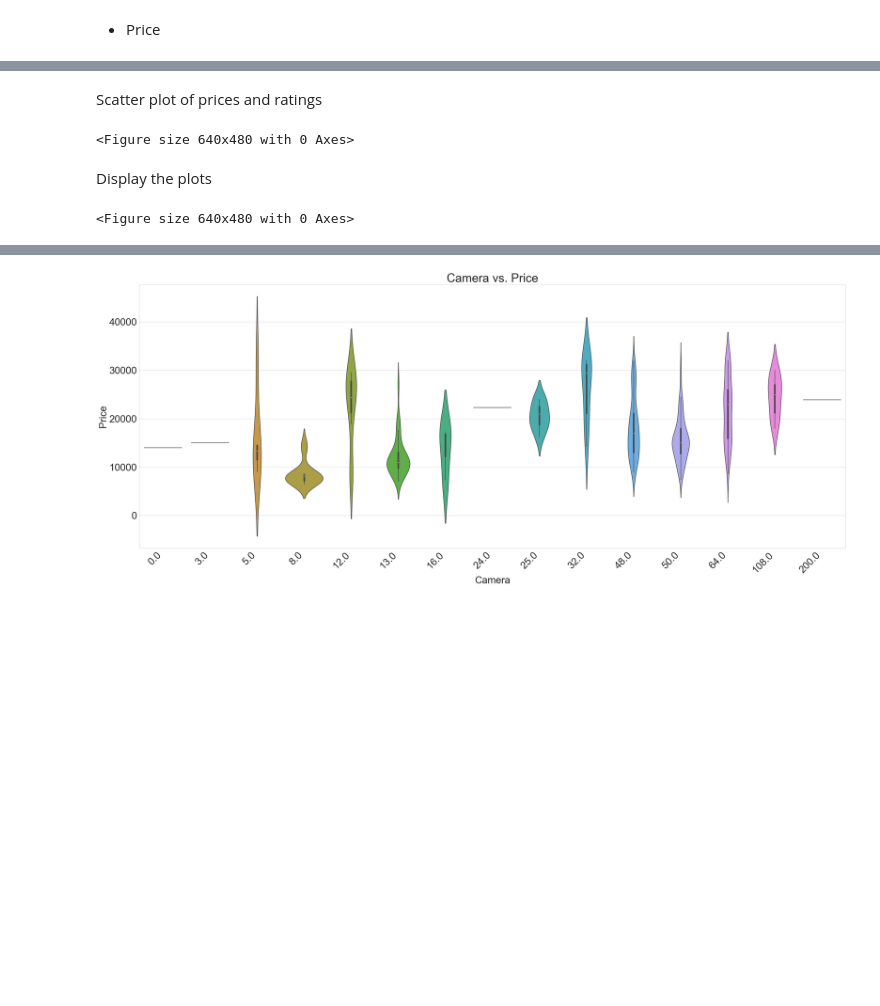
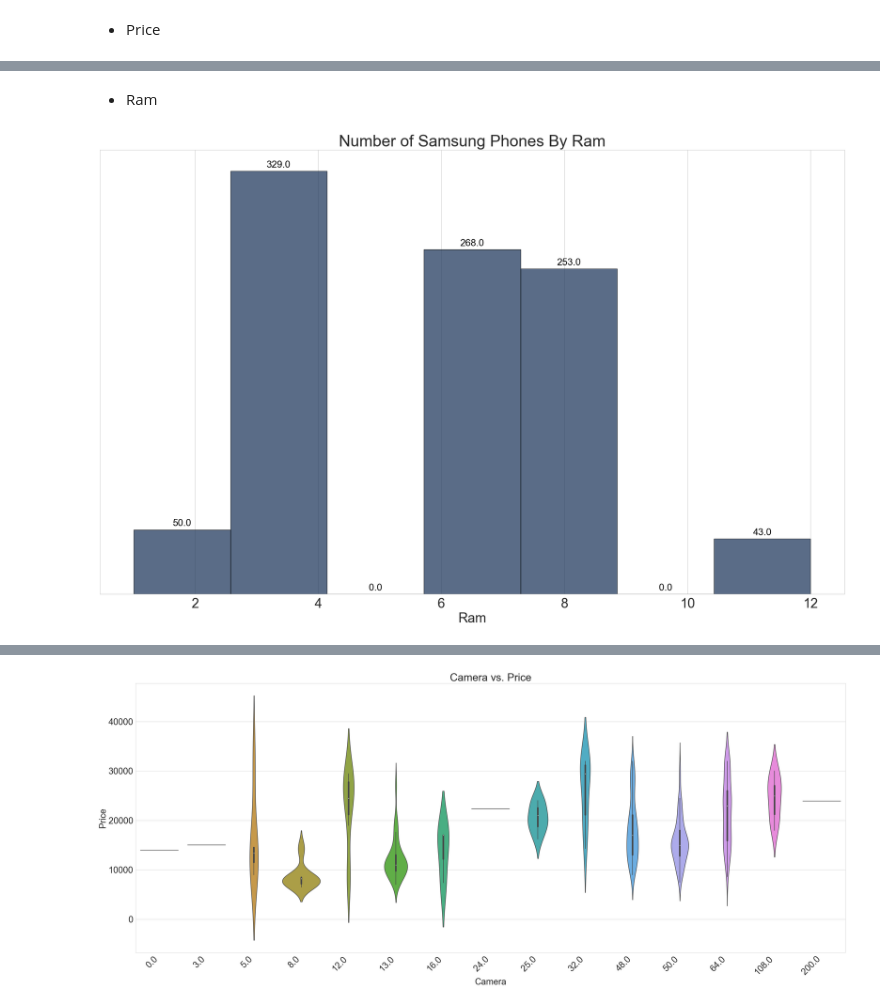
Before and after one commit to JanKosgei/Smartphone-Recommender-System, a Jupyter notebook: Recommender.ipynb, the cells around one changed output, grey strips where cells are left out. Drawn from its saved outputs; the diff is of its cells as text; code cells hidden in the pictures; blank space fills up the shorter version.

```diff
--- a/Recommender.ipynb
+++ b/Recommender.ipynb
@@ -225,2 +223,0 @@ Setting a sns style
-# %%
-sns.set_style('whitegrid')
@@ -242,19 +224,25 @@ Text(4.444444444444445, 0.5, 'Count')
-# %% [markdown]
-Scatter plot of prices and ratings
-# %%
-sns.scatterplot(data=combined_data, x='price', y='ratings', ax=ax2)
-ax2.set_title('Price vs Ratings')
-ax2.set_xlabel('Price')
-ax2.set_ylabel('Ratings')
-
-plt.tight_layout()
-plt.show()
-# %% [output]
-<Figure size 640x480 with 0 Axes>
-# %% [markdown]
-Display the plots
-# %%
-plt.tight_layout()
-plt.show()
-# %% [output]
-<Figure size 640x480 with 0 Axes>
+# %% [markdown]
+- Ram
+# %%
+# Samsung color
+samsung_blue = '#142E54'
+
+# Setting up the figure size and font size
+plt.figure(figsize=(25, 15))
+plt.rcParams['font.size'] = 25
+
+n, bins, patches = plt.hist(full_data['ram'], bins=7, edgecolor='black', color= samsung_blue, alpha=0.7)
+
+for patch in patches:
+    height = patch.get_height()
+    plt.annotate(f'{height:.1f}', xy=(patch.get_x() + patch.get_width() / 2, height),
+                 xytext=(0, 3), textcoords='offset points',
+                 ha='center', va='bottom', fontsize=18, color='black')
+
+plt.gca().axes.get_yaxis().set_visible(False)
+
+plt.xlabel('Ram', fontsize=25)
+plt.title('Number of Samsung Phones By Ram', fontsize=30)
+plt.show()
+# %% [output]
+[figure, added]
```
Also changed, not shown: parts of 26 cells of this notebook.
